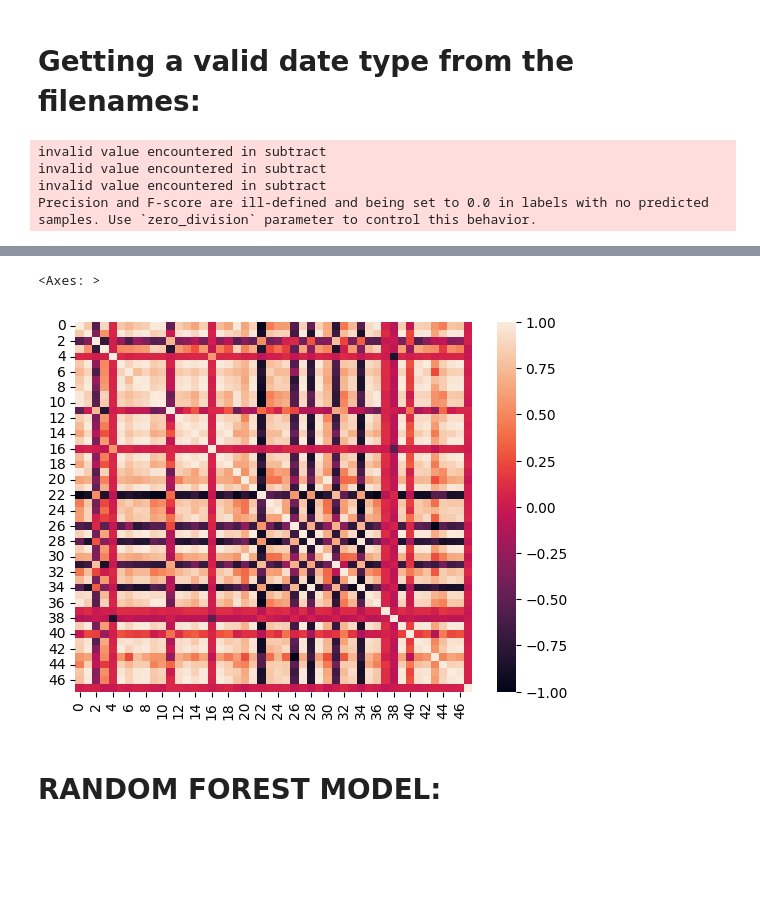
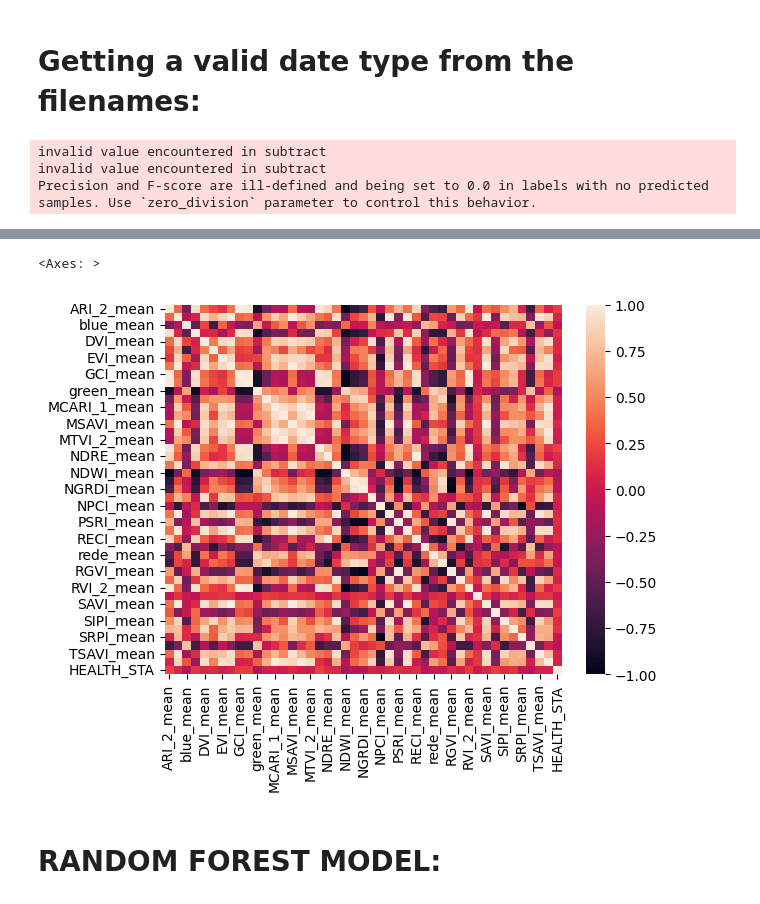
Before and after one commit to felipealencar/plant-disease-prediction, a Jupyter notebook: feature_based_classification.ipynb, the cells around one changed output, grey strips where cells are left out. Saved outputs shown, nothing was run; the diff lists cells and outputs as text; code cells hidden in the pictures; blank space fills up the shorter version.

Commit message:
Data cleaning.

```diff
--- a/feature_based_classification.ipynb
+++ b/feature_based_classification.ipynb
@@ -102,33 +143,12 @@ date = pd.to_datetime(formatted_date_str).date()
 df_target['date'] = date
 """
 # %%
-
-def remove_outliers_iqr(df, column, threshold=1.5):
-    # Separate the label column from the features
-    X = df.drop(column, axis=1)
-    y = df[column]
-
-    q1 = X.quantile(0.25)
-    q3 = X.quantile(0.75)
-    iqr = q3 - q1
-    lower_threshold = q1 - threshold * iqr
-    upper_threshold = q3 + threshold * iqr
-
-    # Create a mask to identify outliers in each column
-    outlier_mask = (X < lower_threshold) | (X > upper_threshold)
-
-    # Remove outliers by replacing with NaN or dropping the rows
-    X_no_outliers = X.mask(outlier_mask)
-    y_no_outliers = y.mask(outlier_mask.any(axis=1))
-
-    # Concatenate the features and label back together
-    df_no_outliers = pd.concat([X_no_outliers, y_no_outliers], axis=1)
-
-    return df_no_outliers
-
 
 # Cleaning and normalizing the training and the target dataframe (i.e., df and df_target)
 # so that AVERAGE, HEALTHY, and UNHEALTHY labels become [0, ]
+df, df_target = dataset_load()
+
+df = clean_dataframe(df, 'HEALTH_STA')
 df = remove_outliers_iqr(df, 'HEALTH_STA')
 df = df[df['HEALTH_STA'].notna()]
 
@@ -138,8 +158,10 @@ print('DF TARGET HEALTH CLASSES:', list(le.classes_))
 df['HEALTH_STA'] = le.transform(df['HEALTH_STA'])
 
 # loading the dataframe for the next date
-de_target = remove_outliers_iqr(df_target, 'HEALTH_STA')
+df_target = remove_outliers_iqr(df_target, 'HEALTH_STA')
+df_target = clean_dataframe(df_target, 'HEALTH_STA')
 df_target = df_target[df_target['HEALTH_STA'].notna()]
+
 le = preprocessing.LabelEncoder()
 le.fit(df_target['HEALTH_STA'])
 print('DF TARGET HEALTH CLASSES:', list(le.classes_))
@@ -148,25 +170,26 @@ df_target['HEALTH_STA'] = le.transform(df_target['HEALTH_STA'])
 ## Feature & Target Selection for the training dataframe (df)
 X = df[[col for col in df.columns]]
 X = X.drop(df.columns[0], axis=1) # Droping the first dataframe's column (with IDs)
-X = X.drop('HEALTH_STA', axis=1) # Droping the label column from the dataframe
-features = X.columns
+X = X.drop(['HEALTH_STA', 'DATT_mean', 'MTCI_mean', 'R_TCARI_OSAVI_mean'], axis=1) # Droping the label column from the dataframe
 # X = X.drop('date', axis=1)
+
 y = df['HEALTH_STA']
 labels = y.unique()
-print(features)
+
+features = X.columns
 
 # Removing inf values
 X.replace([np.inf, -np.inf], np.nan, inplace=True)
 mean_values = X.mean(axis=0)
 X.fillna(mean_values, inplace=True)
 
-
 # Putting the pixels and vegetation indices values into a scale from 0 to 1
 min_max_scaler = preprocessing.MinMaxScaler()
-x_scaled = min_max_scaler.fit_transform(X)
+x_scaled = min_max_scaler.fit_transform(X[features])
 X = pd.DataFrame(x_scaled)
+X.columns = features
 
-X = X.astype(float)
+X[features] = X[features].astype(float)
 
 #from imblearn.over_sampling import RandomOverSampler
 
@@ -190,21 +213,22 @@ X_train, X_test, y_train, y_test = train_test_split(X, y, stratify=y, test_size=
 #X_train, X_test, y_train, y_test = train_test_split(X, y, test_size=0.3, random_state=42)
 
 X_next_date = df_target[[col for col in df_target.columns]]
-X_next_date = X_next_date.drop('HEALTH_STA', axis=1)
+X_next_date = X_next_date.drop(X_next_date.columns[0], axis=1) # Droping the first dataframe's column (with IDs)
+X_next_date = X_next_date.drop(['HEALTH_STA', 'DATT_mean', 'MTCI_mean', 'R_TCARI_OSAVI_mean'], axis=1)
+
 # X_next_date = X_next_date.drop('date', axis=1)
-X_next_date = X_next_date.drop(X_next_date.columns[0], axis=1) # Droping the first dataframe's column (with IDs)
 y_next_date = df_target['HEALTH_STA']
-y_next_date = y_next_date.dropna()
 
 X_next_date.replace([np.inf, -np.inf], np.nan, inplace=True)
 next_date_mean_values = X_next_date.mean(axis=0)
 X_next_date.fillna(next_date_mean_values, inplace=True)
 
 min_max_scaler = preprocessing.MinMaxScaler()
-x_next_date_scaled = min_max_scaler.fit_transform(X_next_date)
+x_next_date_scaled = min_max_scaler.fit_transform(X_next_date[features])
 X_next_date = pd.DataFrame(x_next_date_scaled)
+X_next_date.columns = features
 
-X_next_date = X_next_date.astype(float)
+X_next_date[features] = X_next_date[features].astype(float)
 
 class_counts = np.bincount(y_next_date)
 
@@ -273,7 +297,6 @@ correlation_matrix = combined_df.corr()
 import seaborn as sns
 sns.heatmap(correlation_matrix)
 # %% [output]
-invalid value encountered in subtract
 invalid value encountered in subtract
 invalid value encountered in subtract
 Precision and F-score are ill-defined and being set to 0.0 in labels with no predicted samples. Use `zero_division` parameter to control this behavior.
@@ -297,5 +320,5 @@ Label 1: Test Accuracy = 0.0
 <Axes: >
-[figure, old version]
+[figure, new version]
 # %% [markdown]
 # RANDOM FOREST MODEL:
 # %%
```
Also changed, not shown: parts of 3 cells of this notebook.
